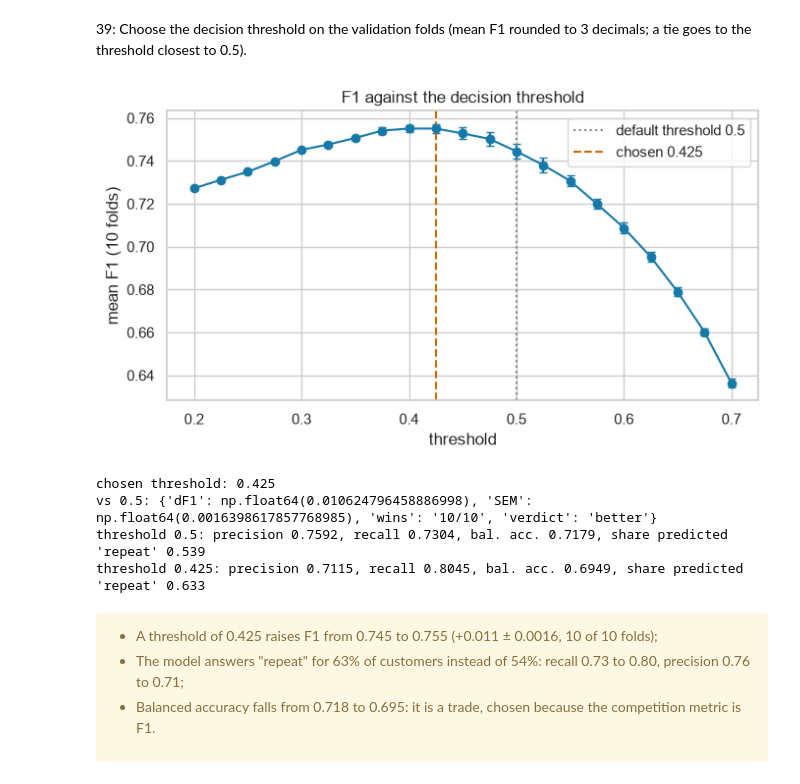
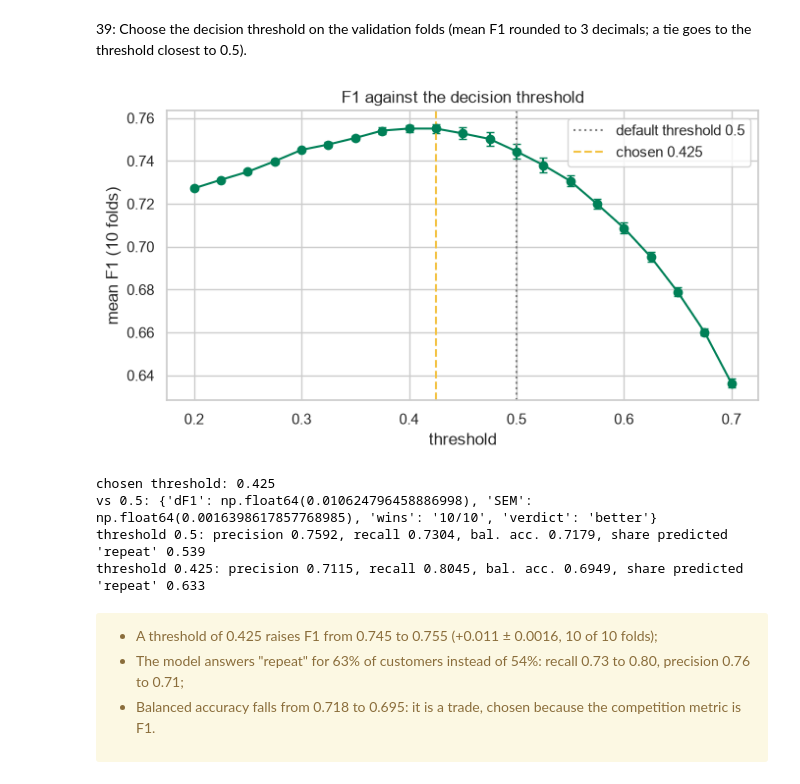
Before and after one commit to jfmenezes/Projeto-Machine-Learning, a Jupyter notebook: Notebook/Homework_Group34.ipynb, the cells around one changed output. Saved outputs shown, nothing was run; the diff lists cells and outputs as text; code cells hidden in the pictures.

```diff
--- a/Notebook/Homework_Group34.ipynb
+++ b/Notebook/Homework_Group34.ipynb
@@ -30,7 +30,7 @@ from sklearn.metrics import f1_score
 RANDOM_STATE = 42
 np.random.seed(RANDOM_STATE)
 FIGSIZE = (6, 5)
-PLOT_BLUE, PLOT_ORANGE = "#1779A8", "#C96A00"
+graph_colors= ["#008057", "#F3C242"] # Sporting Green color and Sporting gold color
 
 TARGET = "repeat_purchase_90d"
 
@@ -1595,36 +1595,36 @@ thresholds = np.round(np.arange(0.20, 0.71, 0.025), 3)
 fold_probabilities = []
 for fit_at, score_at in folds:
     fitted = clone(final_model).fit(X_full.iloc[fit_at], y.iloc[fit_at])
     fold_probabilities.append((y.iloc[score_at].to_numpy(),
                                fitted.predict_proba(X_full.iloc[score_at])[:, 1]))
 
 f1_by_threshold = pd.DataFrame(
     [[f1_score(truth, (prob >= t).astype(int)) for t in thresholds]
      for truth, prob in fold_probabilities], columns=thresholds)
 mean_f1 = f1_by_threshold.mean().round(3)
 tied = mean_f1.index[mean_f1 == mean_f1.max()]
 THRESHOLD = float(min(tied, key=lambda t: abs(t - 0.5)))
 
 fig, ax = plt.subplots(figsize=(7, 4))
 ax.errorbar(thresholds, f1_by_threshold.mean(), yerr=f1_by_threshold.sem(),
-            marker="o", capsize=3, color=PLOT_BLUE)
+            marker="o", capsize=3, color=graph_colors[0])
 ax.axvline(0.5, color="grey", linestyle=":", label="default threshold 0.5")
-ax.axvline(THRESHOLD, color=PLOT_ORANGE, linestyle="--", label=f"chosen {THRESHOLD}")
+ax.axvline(THRESHOLD, color=graph_colors[1], linestyle="--", label=f"chosen {THRESHOLD}")
 ax.set(xlabel="threshold", ylabel="mean F1 (10 folds)", title="F1 against the decision threshold")
 ax.legend()
 plt.tight_layout()
 plt.show()
 
 print(f"chosen threshold: {THRESHOLD}")
 print("vs 0.5:", paired_delta(f1_by_threshold[THRESHOLD], f1_by_threshold[0.5]))
 for t in (0.5, THRESHOLD):
     labels = [(truth, (prob >= t).astype(int)) for truth, prob in fold_probabilities]
     print(f"threshold {t}: precision {np.mean([precision_score(a, b) for a, b in labels]):.4f},"
           f" recall {np.mean([recall_score(a, b) for a, b in labels]):.4f},"
           f" bal. acc. {np.mean([balanced_accuracy_score(a, b) for a, b in labels]):.4f},"
           f" share predicted 'repeat' {np.mean([b.mean() for _, b in labels]):.3f}")
 # %% [output]
-[figure, old version]
+[figure, new version]
 chosen threshold: 0.425
 vs 0.5: {'dF1': np.float64(0.010624796458886998), 'SEM': np.float64(0.0016398617857768985), 'wins': '10/10', 'verdict': 'better'}
 threshold 0.5: precision 0.7592, recall 0.7304, bal. acc. 0.7179, share predicted 'repeat' 0.539
```
Also changed, not shown: parts of 4 cells of this notebook.
